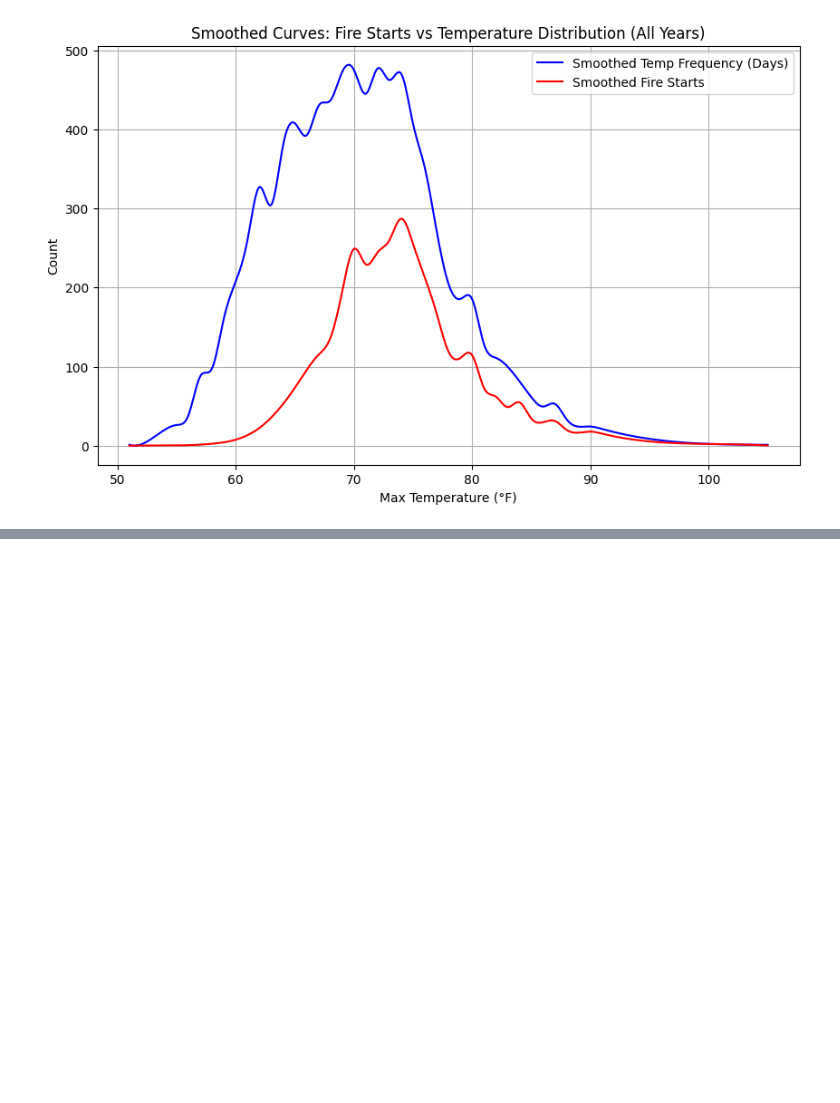
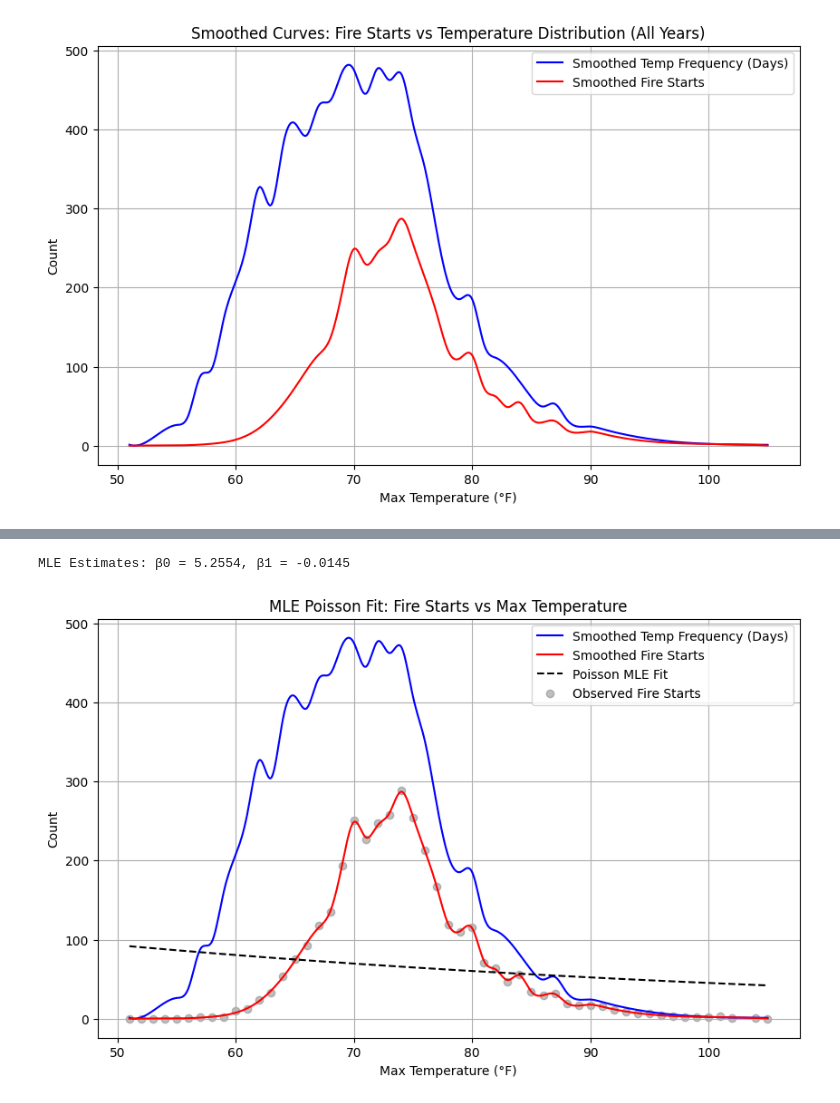
Before and after one commit to SophiaSoka/NumCompFinalProject, a Jupyter notebook: Analysis.ipynb, the cells around one changed output, grey strips where cells are left out. Drawn from its saved outputs; the diff is of its cells as text; code cells hidden in the pictures; blank space fills up the shorter version.

```diff
--- a/Analysis.ipynb
+++ b/Analysis.ipynb
@@ -537,3 +681,67 @@ Coefficient Interpretation (Poisson with log link):
 • A one-unit increase in MAX_TEMP changes expected fire starts by 6.27%
 • A one-unit increase in AVG_WIND_SPEED changes expected fire starts by 11.55%
 • A one-unit increase in PRECIPITATION changes expected fire starts by -98.34%
+# %%
+import pandas as pd
+import numpy as np
+import matplotlib.pyplot as plt
+from scipy.optimize import minimize
+from scipy.special import gammaln
+from scipy.interpolate import UnivariateSpline
+
+# Assuming your df is already loaded and cleaned
+df['FIRE_START_DAY'] = df['FIRE_START_DAY'].astype(int)
+df['TEMP_ROUNDED'] = df['MAX_TEMP'].round()
+
+# Group by temperature
+grouped = df.groupby('TEMP_ROUNDED').agg({
+    'FIRE_START_DAY': 'sum',
+    'DATE': 'count'
+}).rename(columns={'DATE': 'TEMP_FREQ'}).reset_index()
+
+# Extract variables
+x = grouped['TEMP_ROUNDED'].values
+y_fire = grouped['FIRE_START_DAY'].values
+y_freq = grouped['TEMP_FREQ'].values
+
+# Smoothed spline curves for visualization
+spline_fire = UnivariateSpline(x, y_fire, s=100)
+spline_freq = UnivariateSpline(x, y_freq, s=100)
+
+# --- MLE for Poisson regression with log link ---
+# Model: FIRE_START_DAY ~ Poisson(exp(β0 + β1 * TEMP_ROUNDED))
+
+def neg_log_likelihood(beta):
+    beta0, beta1 = beta
+    lambda_ = np.exp(beta0 + beta1 * x)
+    # Use log-likelihood of Poisson
+    log_likelihood = y_fire * (beta0 + beta1 * x) - lambda_ - gammaln(y_fire + 1)
+    return -np.sum(log_likelihood)
+
+# Initial guess
+beta_init = [0.0, 0.01]
+result = minimize(neg_log_likelihood, beta_init)
+
+# MLE coefficients
+beta_hat = result.x
+print(f"MLE Estimates: β0 = {beta_hat[0]:.4f}, β1 = {beta_hat[1]:.4f}")
+
+# Prediction using MLE model
+x_pred = np.linspace(x.min(), x.max(), 500)
+lambda_pred = np.exp(beta_hat[0] + beta_hat[1] * x_pred)
+
+# --- Plot ---
+plt.figure(figsize=(10, 6))
+plt.plot(x_pred, spline_freq(x_pred), label='Smoothed Temp Frequency (Days)', color='blue')
+plt.plot(x_pred, spline_fire(x_pred), label='Smoothed Fire Starts', color='red')
+plt.plot(x_pred, lambda_pred, '--', label='Poisson MLE Fit', color='black')
+plt.scatter(x, y_fire, alpha=0.5, color='gray', label='Observed Fire Starts')
+plt.xlabel('Max Temperature (°F)')
+plt.ylabel('Count')
+plt.title('MLE Poisson Fit: Fire Starts vs Max Temperature')
+plt.legend()
+plt.grid(True)
+plt.show()
+# %% [output]
+MLE Estimates: β0 = 5.2554, β1 = -0.0145
+[figure, added]
```
Also changed, not shown: parts of 2 cells of this notebook.
